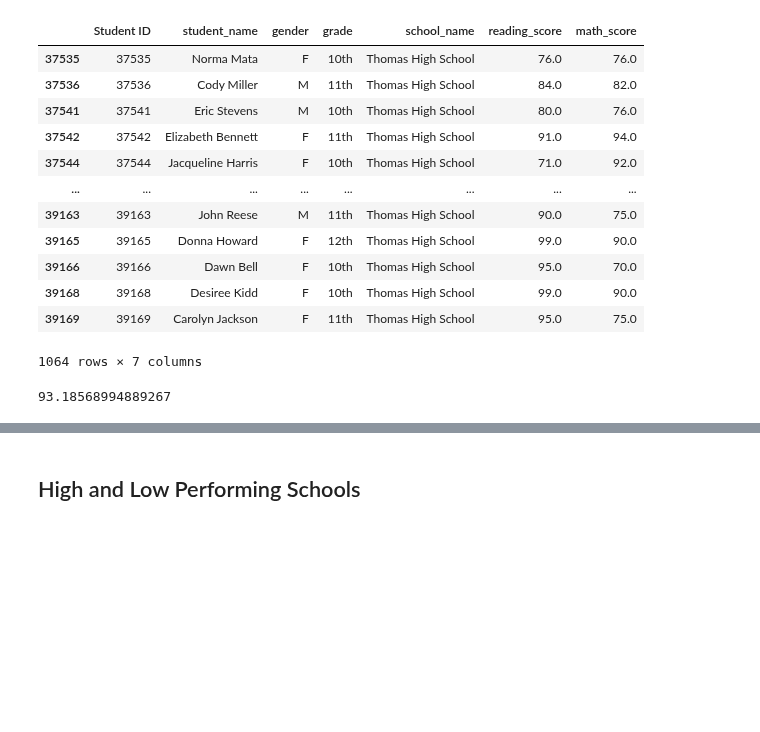
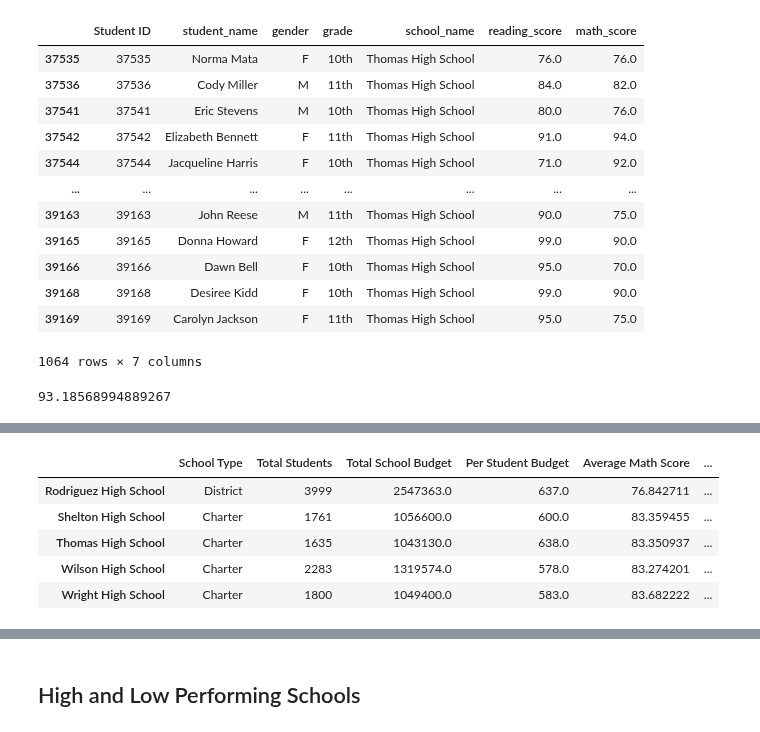
Before and after one commit to PDob02/School_District_Analysis, a Jupyter notebook: PyCitySchools_Challenge_starter_code.ipynb, the cells around one changed output, grey strips where cells are left out. Drawn from its saved outputs; the diff is of its cells as text; code cells hidden in the pictures; blank space fills up the shorter version.

```diff
--- a/PyCitySchools_Challenge_starter_code.ipynb
+++ b/PyCitySchools_Challenge_starter_code.ipynb
@@ -305,5 +305,5 @@ num_math_tenth_twelfth =student_data_df.loc[(student_data_df["school_name"] == "
 num_reading_tenth_twelfth =student_data_df.loc[(student_data_df["school_name"] == "Thomas High School") & (school_data_complete_df["reading_score"] >= 70) & (student_data_df["grade"] != "9th")].count()[0]
 #print(num_reading_tenth_twelfth)
 #reading_thomas = school_data_complete_df[(school_data_complete_df["reading_score"] >= 70)]
-num_reading_tenth_twelfth / float(student_count_tenth_twelfth) * 100
+per_thomas_passing_reading = num_reading_tenth_twelfth / float(student_count_tenth_twelfth) * 100
 # %% [output]
@@ -318 +340,25 @@ passing_math_reading_thomas/ float(student_count_tenth_twelfth) * 100
+# %%
+# Step 13. Replace the passing reading percentage for Thomas High School in the per_school_summary_df.
+per_school_summary_df.loc[["Thomas High School"], ["% Passing Reading"]] = per_thomas_passing_reading
+# Create the DataFrame
+#per_school_summary_df = pd.DataFrame({
+    #"School Type": per_school_types,
+    #"Total Students": per_school_counts,
+    #"Total School Budget": per_school_budget,
+    #"Per Student Budget": per_school_capita,
+    #"Average Math Score": per_school_math,
+    #"Average Reading Score": per_thomas_passing_reading,
+    #"% Passing Math": per_thomas_passing_math, #per_school_passing_math,
+    #"% Passing Reading": per_school_passing_reading, #per_school_passing_reading
+    #"% Overall Passing": per_overall_passing_percentage})
+
+
+per_school_summary_df.tail()
+# %% [output]
+|  | School Type | Total Students | Total School Budget | Per Student Budget | Average Math Score | ... |
+| Rodriguez High School | District | 3999 | 2547363.0 | 637.0 | 76.842711 | ... |
+| Shelton High School | Charter | 1761 | 1056600.0 | 600.0 | 83.359455 | ... |
+| Thomas High School | Charter | 1635 | 1043130.0 | 638.0 | 83.350937 | ... |
+| Wilson High School | Charter | 2283 | 1319574.0 | 578.0 | 83.274201 | ... |
+| Wright High School | Charter | 1800 | 1049400.0 | 583.0 | 83.682222 | ... |
 # %%
```
Also changed, not shown: parts of 11 cells of this notebook, 1 other file.
